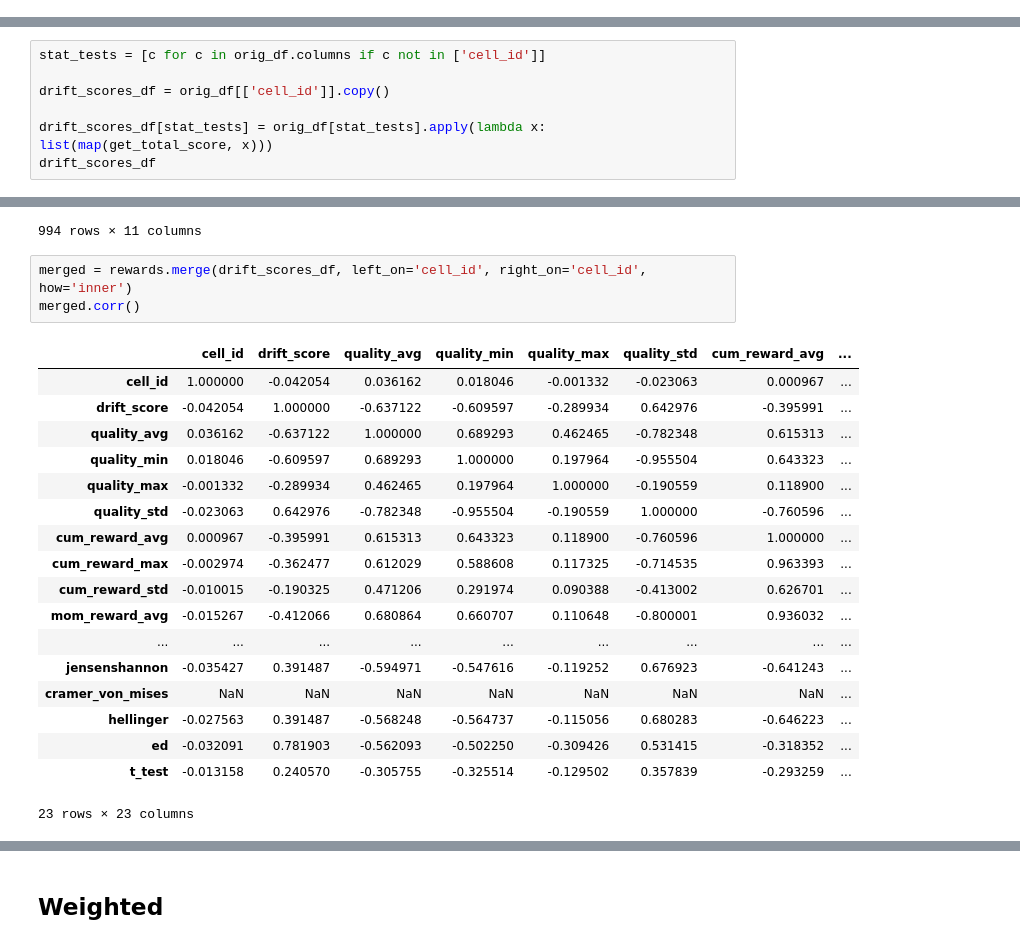
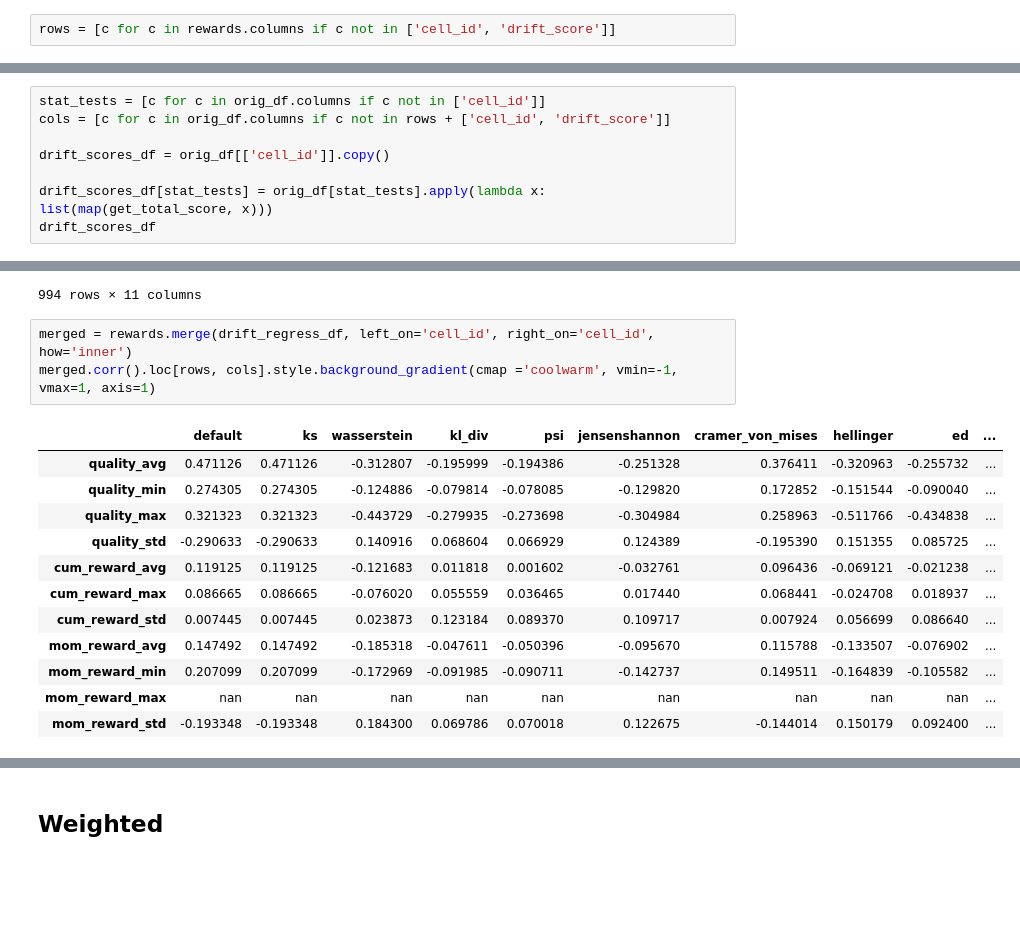
Before and after one commit to S-M157/Bachelor, a Jupyter notebook: RegressDataDrift.ipynb, the cells around one changed output, grey strips where cells are left out. Drawn from its saved outputs; the diff is of its cells as text; blank space fills up the shorter version.

```diff
--- a/RegressDataDrift.ipynb
+++ b/RegressDataDrift.ipynb
@@ -92,6 +92,8 @@ rewards.describe()
 | 50% | 10931.500000 | 0.875000 | 0.988649 | 0.938276 | 0.993460 | 0.006363 | 1040.000000 | ... |
 | 75% | 24234.500000 | 1.000000 | 0.991324 | 0.976942 | 0.994365 | 0.019126 | 1040.000000 | ... |
 | max | 42857.000000 | 1.000000 | 0.993943 | 0.992224 | 0.996884 | 0.156021 | 1040.000000 | ... |
+# %%
+rows = [c for c in rewards.columns if c not in ['cell_id', 'drift_score']]
 # %% [markdown]
 # NOT Sampled | no ref window
 # %%
@@ -113,6 +115,7 @@ orig_df
 994 rows × 11 columns
 # %%
 stat_tests = [c for c in orig_df.columns if c not in ['cell_id']]
+cols = [c for c in orig_df.columns if c not in rows + ['cell_id', 'drift_score']]
 
 drift_scores_df = orig_df[['cell_id']].copy()
 
@@ -154,24 +173,18 @@ drift_regress_df
 | 993 | 12773 | 3.614653 | 7.474736e-01 | 3.614653 | 16.616197 | 22.315032 | 2.748856 | 0.000317 | 2.480590 | ... |
 994 rows × 11 columns
 # %%
-merged = rewards.merge(drift_scores_df, left_on='cell_id', right_on='cell_id', how='inner')
-merged.corr()
+merged = rewards.merge(drift_regress_df, left_on='cell_id', right_on='cell_id', how='inner')
+merged.corr().loc[rows, cols].style.background_gradient(cmap ='coolwarm', vmin=-1, vmax=1, axis=1)
 # %% [output]
-|  | cell_id | drift_score | quality_avg | quality_min | quality_max | quality_std | cum_reward_avg | ... |
-| cell_id | 1.000000 | -0.042054 | 0.036162 | 0.018046 | -0.001332 | -0.023063 | 0.000967 | ... |
-| drift_score | -0.042054 | 1.000000 | -0.637122 | -0.609597 | -0.289934 | 0.642976 | -0.395991 | ... |
-| quality_avg | 0.036162 | -0.637122 | 1.000000 | 0.689293 | 0.462465 | -0.782348 | 0.615313 | ... |
-| quality_min | 0.018046 | -0.609597 | 0.689293 | 1.000000 | 0.197964 | -0.955504 | 0.643323 | ... |
-| quality_max | -0.001332 | -0.289934 | 0.462465 | 0.197964 | 1.000000 | -0.190559 | 0.118900 | ... |
-| quality_std | -0.023063 | 0.642976 | -0.782348 | -0.955504 | -0.190559 | 1.000000 | -0.760596 | ... |
-| cum_reward_avg | 0.000967 | -0.395991 | 0.615313 | 0.643323 | 0.118900 | -0.760596 | 1.000000 | ... |
-| cum_reward_max | -0.002974 | -0.362477 | 0.612029 | 0.588608 | 0.117325 | -0.714535 | 0.963393 | ... |
-| cum_reward_std | -0.010015 | -0.190325 | 0.471206 | 0.291974 | 0.090388 | -0.413002 | 0.626701 | ... |
-| mom_reward_avg | -0.015267 | -0.412066 | 0.680864 | 0.660707 | 0.110648 | -0.800001 | 0.936032 | ... |
-| ... | ... | ... | ... | ... | ... | ... | ... | ... |
-| jensenshannon | -0.035427 | 0.391487 | -0.594971 | -0.547616 | -0.119252 | 0.676923 | -0.641243 | ... |
-| cramer_von_mises | NaN | NaN | NaN | NaN | NaN | NaN | NaN | ... |
-| hellinger | -0.027563 | 0.391487 | -0.568248 | -0.564737 | -0.115056 | 0.680283 | -0.646223 | ... |
-| ed | -0.032091 | 0.781903 | -0.562093 | -0.502250 | -0.309426 | 0.531415 | -0.318352 | ... |
-| t_test | -0.013158 | 0.240570 | -0.305755 | -0.325514 | -0.129502 | 0.357839 | -0.293259 | ... |
+|  | default | ks | wasserstein | kl_div | psi | jensenshannon | cramer_von_mises | hellinger | ed | ... |
+| quality_avg | 0.471126 | 0.471126 | -0.312807 | -0.195999 | -0.194386 | -0.251328 | 0.376411 | -0.320963 | -0.255732 | ... |
+| quality_min | 0.274305 | 0.274305 | -0.124886 | -0.079814 | -0.078085 | -0.129820 | 0.172852 | -0.151544 | -0.090040 | ... |
+| quality_max | 0.321323 | 0.321323 | -0.443729 | -0.279935 | -0.273698 | -0.304984 | 0.258963 | -0.511766 | -0.434838 | ... |
+| quality_std | -0.290633 | -0.290633 | 0.140916 | 0.068604 | 0.066929 | 0.124389 | -0.195390 | 0.151355 | 0.085725 | ... |
+| cum_reward_avg | 0.119125 | 0.119125 | -0.121683 | 0.011818 | 0.001602 | -0.032761 | 0.096436 | -0.069121 | -0.021238 | ... |
+| cum_reward_max | 0.086665 | 0.086665 | -0.076020 | 0.055559 | 0.036465 | 0.017440 | 0.068441 | -0.024708 | 0.018937 | ... |
+| cum_reward_std | 0.007445 | 0.007445 | 0.023873 | 0.123184 | 0.089370 | 0.109717 | 0.007924 | 0.056699 | 0.086640 | ... |
+| mom_reward_avg | 0.147492 | 0.147492 | -0.185318 | -0.047611 | -0.050396 | -0.095670 | 0.115788 | -0.133507 | -0.076902 | ... |
+| mom_reward_min | 0.207099 | 0.207099 | -0.172969 | -0.091985 | -0.090711 | -0.142737 | 0.149511 | -0.164839 | -0.105582 | ... |
+| mom_reward_max | nan | nan | nan | nan | nan | nan | nan | nan | nan | ... |
+| mom_reward_std | -0.193348 | -0.193348 | 0.184300 | 0.069786 | 0.070018 | 0.122675 | -0.144014 | 0.150179 | 0.092400 | ... |
-23 rows × 23 columns
```
Also changed, not shown: parts of 105 cells of this notebook, 1 other file.
